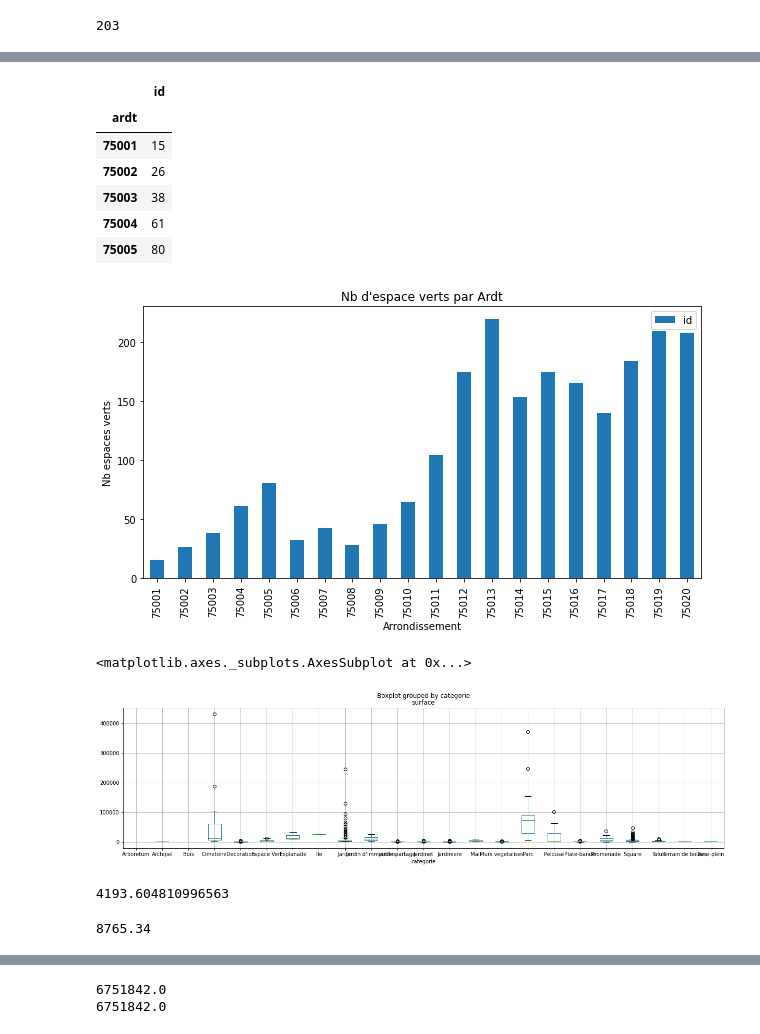
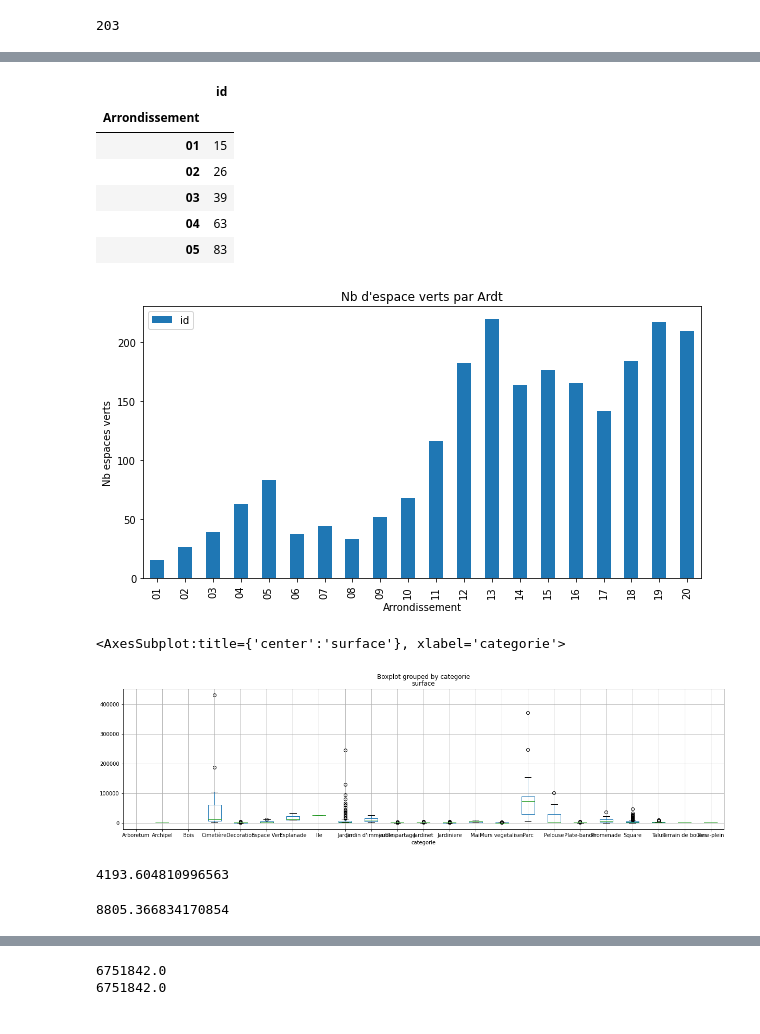
Before and after one commit to mastersigat/GeoPandas, a Jupyter notebook: Séance_1_(intro_Pandas).ipynb, the cells around one changed output, grey strips where cells are left out. Saved outputs shown, nothing was run; the diff lists cells and outputs as text; code cells hidden in the pictures.

```diff
--- a/Séance_1_(intro_Pandas).ipynb
+++ b/Séance_1_(intro_Pandas).ipynb
@@ -93,7 +121,7 @@ EspacesvertsOk.head()
 # %%
 # Renommer les noms des champs
 
-EspacesvertsOk.rename(columns={'nsq_espace_vert': 'id','nom_ev': 'nom','adresse_codepostal': 'ardt', 'surface_totale_reelle' : 'surface', 'annee_ouverture': 'ouverture'}, inplace=True)
+EspacesvertsOk.rename(columns={'nsq_espace_vert': 'id','nom_ev': 'nom','adresse_codepostal': 'CodePostal', 'surface_totale_reelle' : 'surface', 'annee_ouverture': 'ouverture'}, inplace=True)
 EspacesvertsOk.head()
 # %% [output]
 A value is trying to be set on a copy of a slice from a DataFrame
@@ -141,7 +170,7 @@ See the caveats in the documentation: https://pandas.pydata.org/pandas-docs/stab
 # %%
 #Diviser un champ
-EspacesvertsOk['ardt'] = EspacesvertsOk['ardt'].astype(str)
-EspacesvertsOk['Arrondissement'] = EspacesvertsOk['ardt'].str[-2:]
+EspacesvertsOk['CodePostal'] = EspacesvertsOk['CodePostal'].astype(str)
+EspacesvertsOk['Arrondissement'] = EspacesvertsOk['CodePostal'].str[-2:]
 EspacesvertsOk.head()
 # %% [output]
 A value is trying to be set on a copy of a slice from a DataFrame.
@@ -267,6 +319,6 @@ EspacevertARDT.head()
 # %%
 #Ne garder que les arrondissement de Paris
 
-EspacevertsParis = EspacesvertsOk[(EspacesvertsOk["ardt"].str.contains("75"))]
+EspacevertsParis = EspacesvertsOk[(EspacesvertsOk["CodePostal"].str.contains("75"))]
 EspacevertsParis.head()
 # %% [output]
@@ -279,27 +331,27 @@ EspacevertsParis.head()
 # %%
 #Compter le nombre d'espaces vert par arrondissement de Paris
 
-EspacevertsParisardt = EspacevertsParis[["ardt", "id"]].groupby("ardt").count()
+EspacevertsParisardt = EspacevertsParis[["Arrondissement", "id"]].groupby("Arrondissement").count()
 EspacevertsParisardt.plot(figsize =(10,5), kind="bar")
 plt.title("Nb d'espace verts par Ardt")
 plt.xlabel("Arrondissement")
 plt.ylabel("Nb espaces verts")
 EspacevertsParisardt.head()
 # %% [output]
 |  | id |
-| ardt |  |
-| 75001 | 15 |
-| 75002 | 26 |
-| 75003 | 38 |
-| 75004 | 61 |
-| 75005 | 80 |
+| Arrondissement |  |
+| 01 | 15 |
+| 02 | 26 |
+| 03 | 39 |
+| 04 | 63 |
+| 05 | 83 |
-[figure, old version]
+[figure, new version]
 # %%
 #Boxplot des surfaces des espaces verts par type
 
 EspacevertsParis.boxplot(figsize =(20,5), column="surface", by="categorie")
 # %% [output]
-<matplotlib.axes._subplots.AxesSubplot at 0x...>
+<AxesSubplot:title={'center':'surface'}, xlabel='categorie'>
 [figure]
 # %%
 # Calculer la surface moyenne des squares
@@ -314,7 +366,7 @@ Squares["surface"].mean()
 Jardins = EspacesvertsOk[(EspacesvertsOk["categorie"] == 'Jardin')]
 Jardins["surface"].mean()
 # %% [output]
-8765.34
+8805.366834170854
 # %%
 # Calculer la surface moyenne de chaque type d'espace vert
 
```
Also changed, not shown: parts of 26 cells of this notebook.
